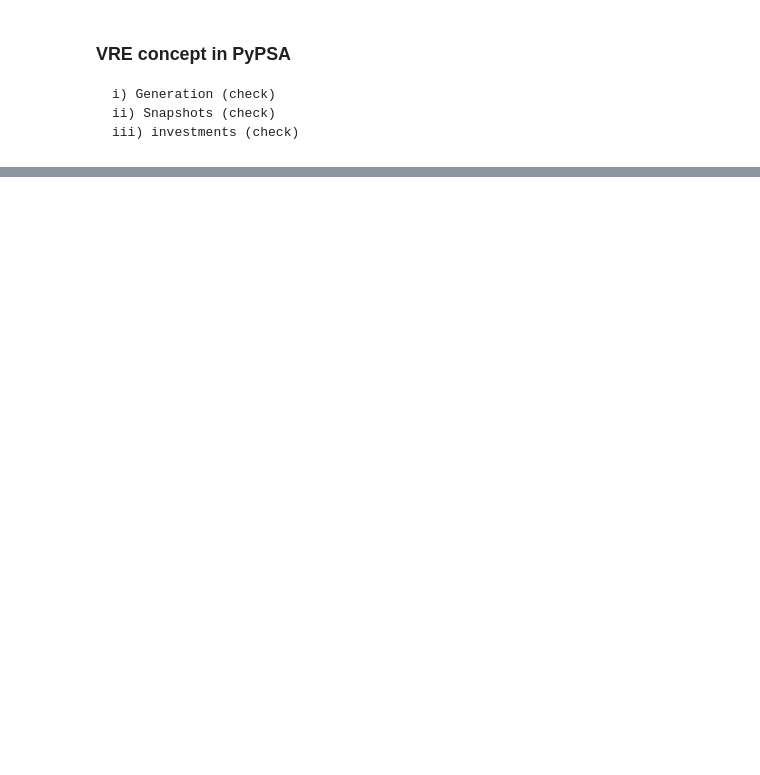
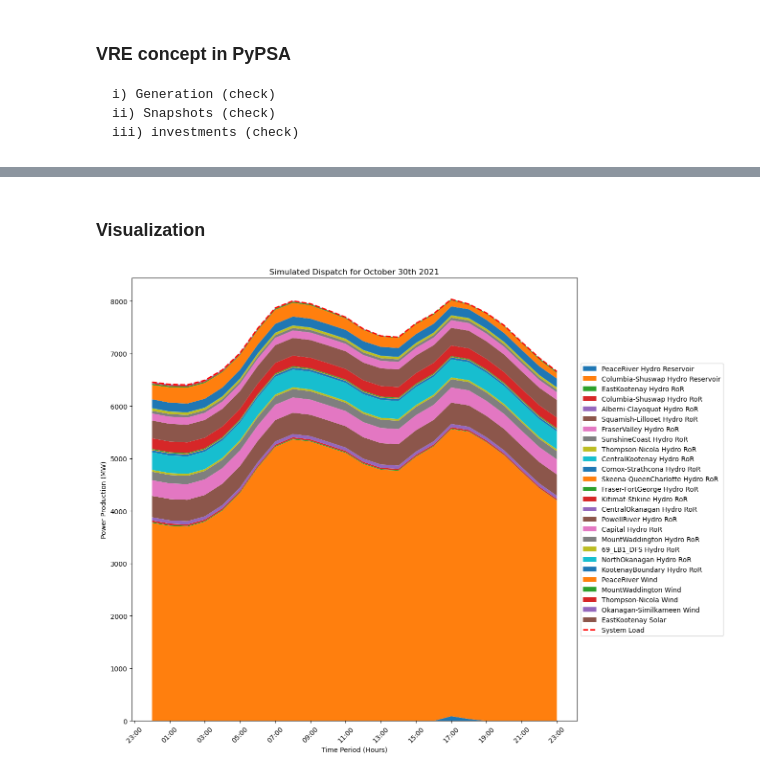
Before and after one commit to DeltaE/PyPSA_BC, a Jupyter notebook: notebooks/playground.ipynb, the cells around one changed output, grey strips where cells are left out. Saved outputs shown, nothing was run; the diff lists cells and outputs as text; code cells hidden in the pictures; blank space fills up the shorter version.

```diff
--- a/notebooks/playground.ipynb
+++ b/notebooks/playground.ipynb
@@ -780,0 +790,2 @@ len(cols)
+# %%
+network.lines['s_nom'] = 12000 # Network
@@ -780,0 +808,8 @@ len(cols)
+# %% [markdown]
+### Visualization
+# %%
+def get_link_region(network,link_name):
+    return network.links.loc[link_name].bus1
+
+def get_gen_region(network,gen_name):
+    return network.generators.loc[gen_name].bus
@@ -780,0 +849,11 @@ len(cols)
+# %%
+# (4) Solar production
+pv_names = network.generators_t.p_max_pu.columns[network.generators_t.p_max_pu.columns.str.contains('Solar Generator')].to_list()
+
+pv_region_p_dict = {}
+for gen_name in pv_names :
+    region_name = get_gen_region(network, gen_name)
+    if region_name not in pv_region_p_dict.keys():
+        pv_region_p_dict[region_name] = network.generators_t.p_max_pu[gen_name].apply(lambda x: abs(x)) * network.generators.loc[gen_name].p_nom
+    else:
+        pv_region_p_dict[region_name] += network.generators_t.p_max_pu[gen_name].apply(lambda x: abs(x)) * network.generators.loc[gen_name].p_nom
@@ -780,0 +863,50 @@ len(cols)
+# %%
+sys_load = network.loads_t.p_set.sum(axis=1)
+legend_labels = []
+prod_list = []
+# Prepare plotting data
+# (i) Reservoir
+for key,values in res_region_p_dict.items():
+    if values.sum() > 0:
+        legend_labels.append(key + " Hydro Reservoir")
+        prod_list.append(values)
+
+# (ii) RoR
+for key,values in ror_region_p_dict.items():
+    if values.sum() > 0:
+        legend_labels.append(key + " Hydro RoR")
+        prod_list.append(values)
+
+# (iii) Wind
+for key,values in wind_region_p_dict.items():
+    if values.sum() > 0:
+        legend_labels.append(key + " Wind")
+        prod_list.append(values)
+
+
+# (iv) Solar
+for key,values in pv_region_p_dict.items():
+    if values.sum() > 0:
+        legend_labels.append(key + " Solar")
+        prod_list.append(values)
+
+
+# Plotting
+fig, ax = plt.subplots(figsize=(12,12))
+fig,
+ax.stackplot(prod_list[0].index, prod_list, labels=legend_labels)
+ax.plot(sys_load,color='red',label='System Load',linestyle='--',linewidth=2)
+
+
+date_format = mdates.DateFormatter('%H:00')  # Define the desired date format
+ax.xaxis.set_major_formatter(date_format)
+ax.xaxis.set_major_locator(mdates.HourLocator(interval=2))
+plt.xticks(rotation=45)  # Rotate the tick labels by 45 degrees
+plt.ylabel('Power Production (MW)')
+plt.xlabel('Time Period (Hours)')
+plt.title("Simulated Dispatch for October 30th 2021")
+
+# plt.title("Simulated Dispatch for January 1st 2021")
+legend = ax.legend(loc='center left', bbox_to_anchor=(1, 0.5))
+# %% [output]
+[figure, added]
```
Also changed, not shown: parts of 59 cells of this notebook, 12 other files.
